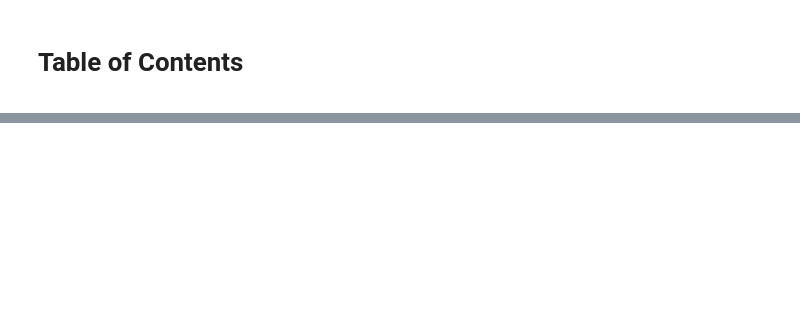
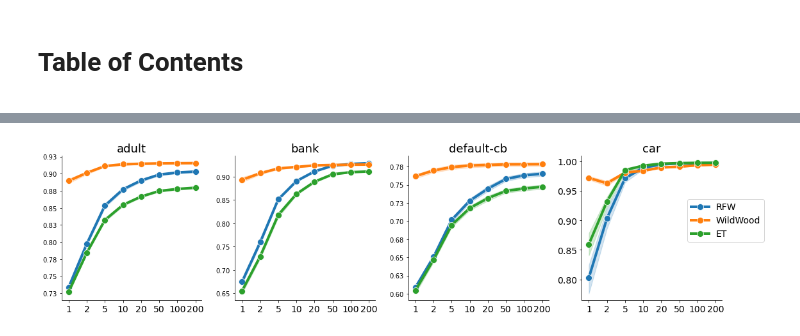
Before and after one commit to pyensemble/wildwood, a Jupyter notebook: experiments/n_trees_experiment.ipynb, the cells around one changed output, grey strips where cells are left out. Cells and saved outputs as stored; diff of their text form; code cells hidden in the pictures; blank space fills up the shorter version.

```diff
--- a/experiments/n_trees_experiment.ipynb
+++ b/experiments/n_trees_experiment.ipynb
@@ -30 +31,5 @@ df = (df.groupby(['dataset', 'classifier', 'classifier_title', 'n_trees']).mean(
+# %%
+df.repeat.unique()
+seed_list = [42, 43, 44, 46, 47, 49, 50, 52, 53, 55]
+dff = df[df.repeat.isin(list(range(3)))]#[x - 42 for x in seed_list])]#
 # %%
@@ -79,0 +95,4 @@ plot_comparison_n_trees(df, metric="roc_auc", filename="fig_n_trees"+str(time())
+# %%
+plot_comparison_n_trees(dff, metric="roc_auc")#, filename="fig_n_trees"+str(time())+".pdf")
+# %% [output]
+[figure, added]
```
Also changed, not shown: parts of 9 cells of this notebook, 3 other files.
